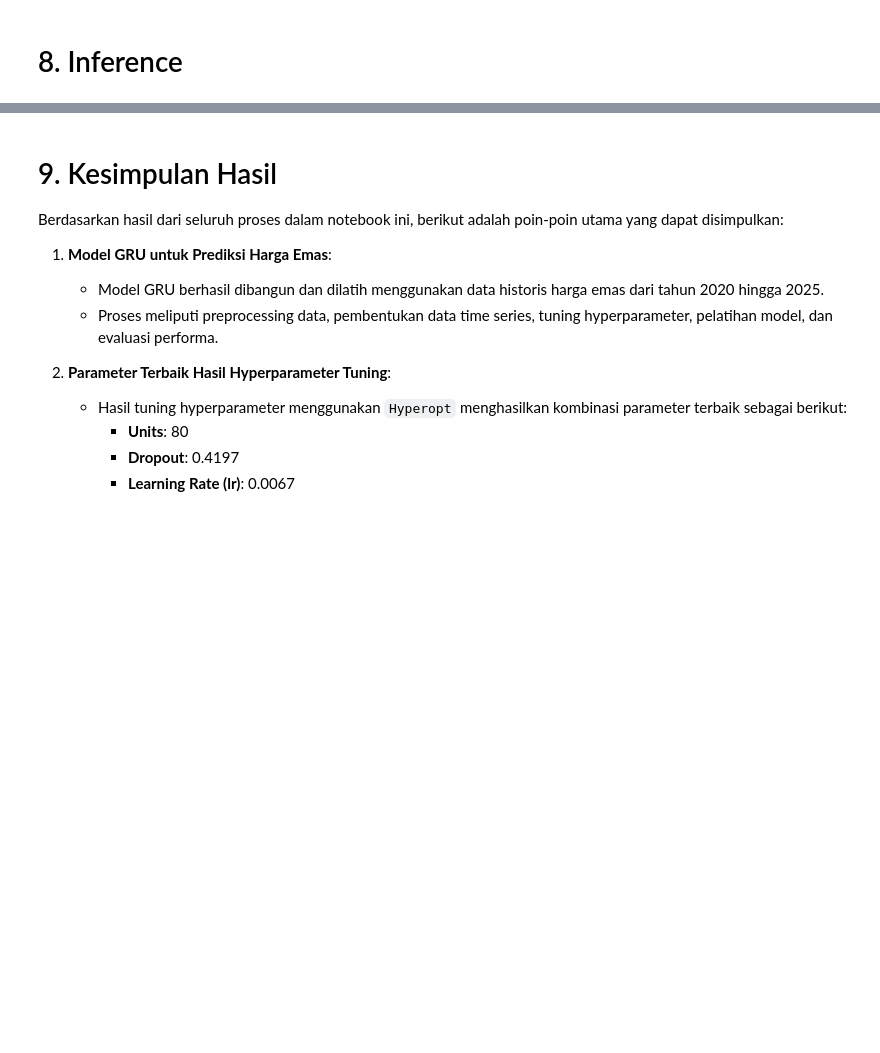
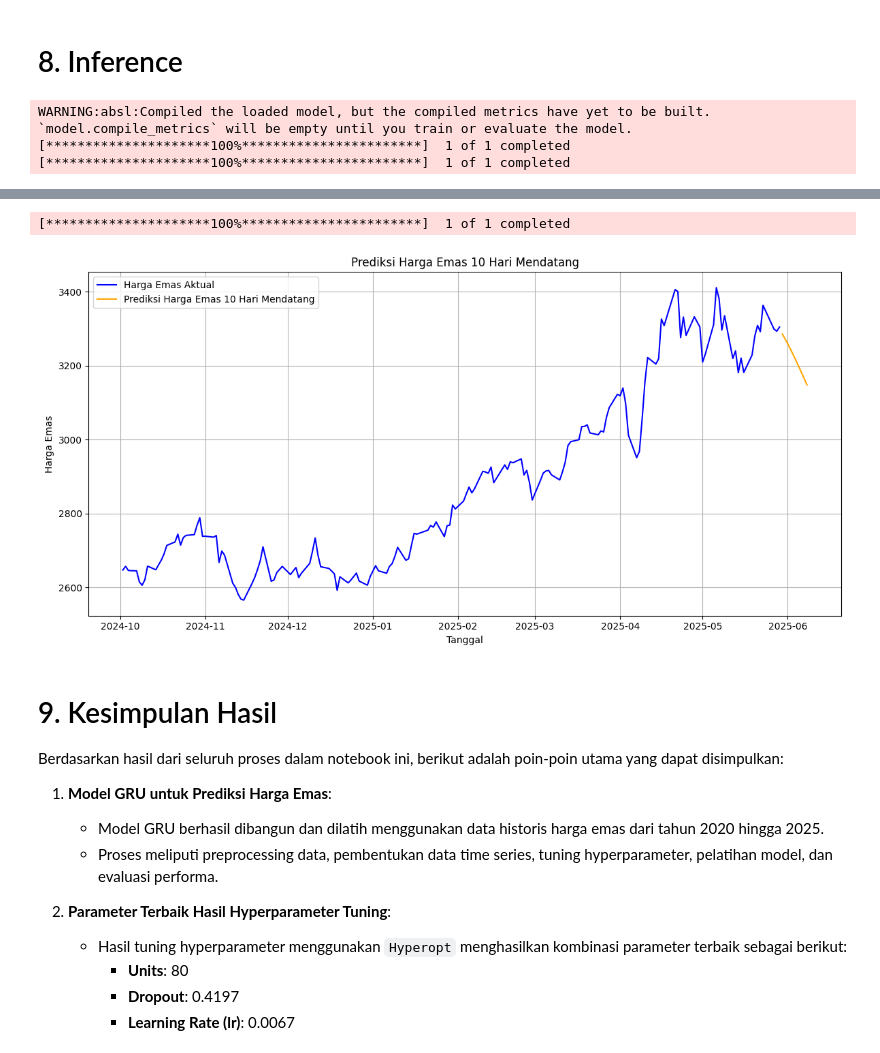
Before and after one commit to covryzne/capstone-goldsight, a Jupyter notebook: Notebook/notebook.ipynb, the cells around one changed output, grey strips where cells are left out. Cells and saved outputs as stored; diff of their text form; code cells hidden in the pictures; blank space fills up the shorter version.

```diff
--- a/Notebook/notebook.ipynb
+++ b/Notebook/notebook.ipynb
@@ -1283,22 +1274,25 @@ scaler = pickle.load(open('scaler_close_gru_5th.pkl', 'rb'))
 
 # Input data
 
+#@markdown <b>Menentukan kode ticker dari aset yang ingin diprediksi. 'GC=F' adalah kode untuk Gold Futures di Yahoo Finance.
+ticker = 'GC=F'#@param ["GC=F"]
+
 #@markdown <b>Tanggal mulai pengambilan data historis harga emas.
-start_date = '2025-01-05'  #@param {type:"date"}
+start_date = '2025-01-01'  #@param {type:"date"}
 
 #@markdown <b>Tanggal akhir pengambilan data historis harga emas.
-end_date = '2025-05-03'  #@param {type:"date"}
+end_date = '2025-05-29'  #@param {type:"date"}
 
 #@markdown <b>Jumlah hari ke depan yang ingin diprediksi harga emasnya.
-prediction_days = 30  #@param {type:"integer"}
+prediction_days = 10  #@param {type:"integer"}
 
 #@markdown <b>Jumlah hari ke belakang (historis) yang digunakan sebagai input untuk memprediksi harga emas ke depan.
-past_days = 100  #@param {type:"integer"}
+past_days = 200  #@param {type:"integer"}
 
 
 
 # Download data
-df = yf.download('GC=F', start=start_date, end=end_date)
+df = yf.download(ticker, start=start_date, end=end_date)
 
 
 def predict_gold_price(prediction_days, past_days):
@@ -1348,3 +1342,7 @@ if predicted_prices:
     plt.xticks()
     plt.tight_layout()
     plt.show()
+# %% [output]
+WARNING:absl:Compiled the loaded model, but the compiled metrics have yet to be built. `model.compile_metrics` will be empty until you train or evaluate the model.
+[*********************100%***********************]  1 of 1 completed
+[*********************100%***********************]  1 of 1 completed
@@ -1351,3 +1359,5 @@ if predicted_prices:
+[*********************100%***********************]  1 of 1 completed
+[figure, added]
 # %% [markdown]
 # 9. Kesimpulan Hasil
 
```
Also changed, not shown: parts of 2 cells of this notebook.
